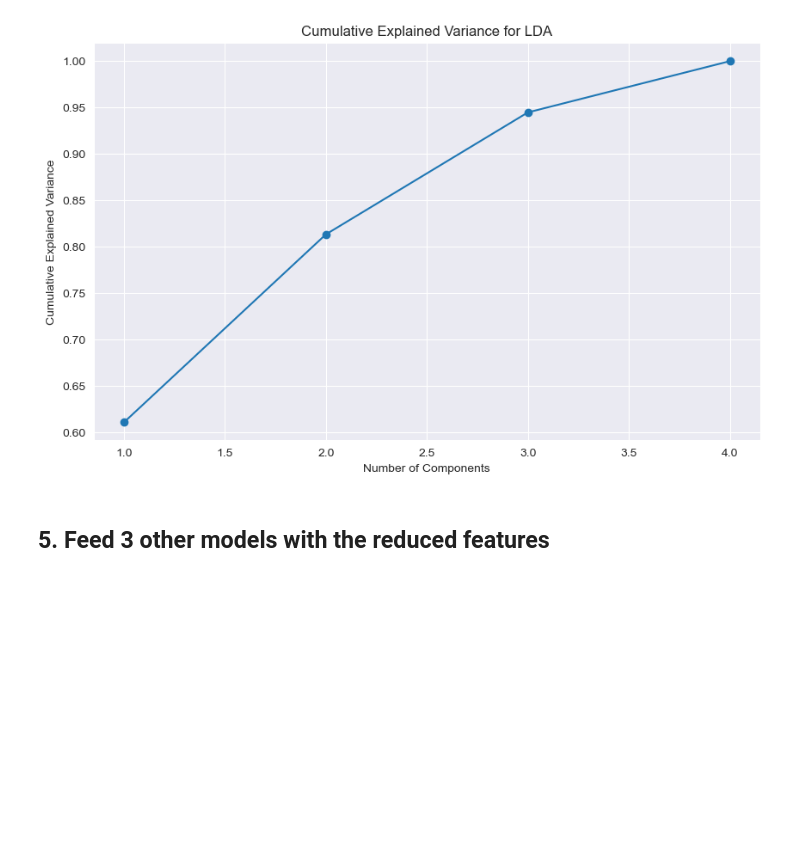
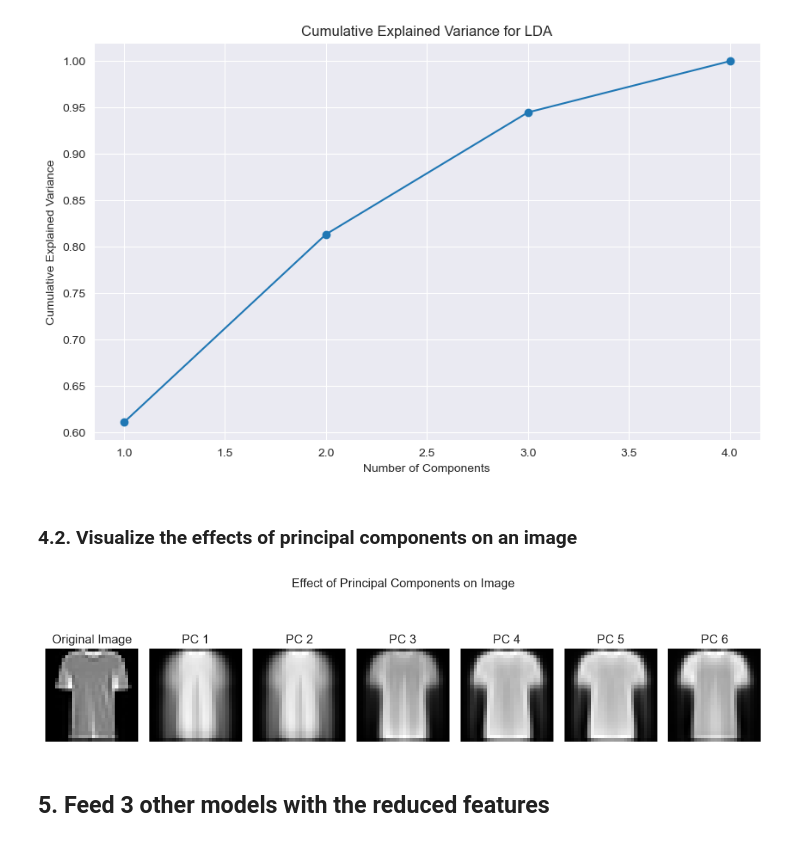
Before and after one commit to PetyaPetrova96/clasifying-clothing-types-, a Jupyter notebook: steps.ipynb, the cells around one changed output. Cells and saved outputs as stored; diff of their text form; code cells hidden in the pictures; blank space fills up the shorter version.

Commit message:
added plot showing PCA component effect on image

```diff
--- a/steps.ipynb
+++ b/steps.ipynb
@@ -746,6 +749,39 @@ x_lda = lda.transform(x_train_data)
 pca = PCA(n_components=100)
 x_train_pca = pca.fit_transform(x_train_data)
 x_test_pca = pca.transform(x_test_data)
+# %% [markdown]
+### 4.2. Visualize the effects of principal components on an image
+# %%
+
+#Visualise the effects of principal components on an image
+def visualize_pca_effect(original_image, transformed_images, components):
+    plt.figure(figsize=(10, 3))
+
+    # Plot the original image
+    plt.subplot(1, components + 1, 1)
+    plt.imshow(original_image.reshape(28, 28), cmap='gray')
+    plt.title('Original Image')
+    plt.axis('off')
+
+    # Plot the transformed images along each principal component
+    for i in range(1,components+1):
+        transformed_image = np.dot(transformed_images[:i], pca.components_[:i, :])
+        #add the mean to obtain the actual datapoints, since PCA when applied subtracts the mean.
+        transformed_image += pca.mean_
+
+        plt.subplot(1, components + 1, i-1 + 2)
+        plt.imshow(transformed_image.reshape(28, 28), cmap='gray')
+        plt.title(f'PC {i}')
+        plt.axis('off')
+
+    plt.suptitle('Effect of Principal Components on Image')
+    plt.tight_layout()
+    plt.show()
+
+# Visualize the effects of the first six principal components
+visualize_pca_effect(x_train_data[0], x_train_pca[0, :], 6)
+# %% [output]
+[figure, added]
 # %%
 # LDA with 4 components
 lda = LinearDiscriminantAnalysis(n_components=4, solver='eigen')
```
Also changed, not shown: parts of 16 cells of this notebook.
